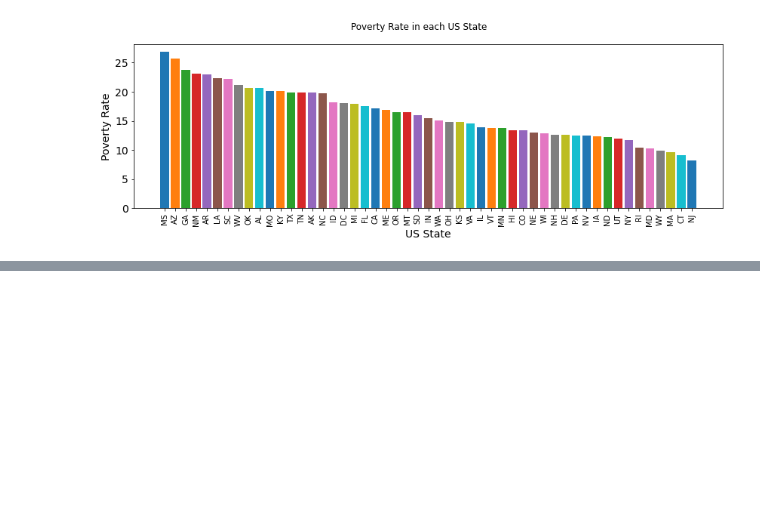
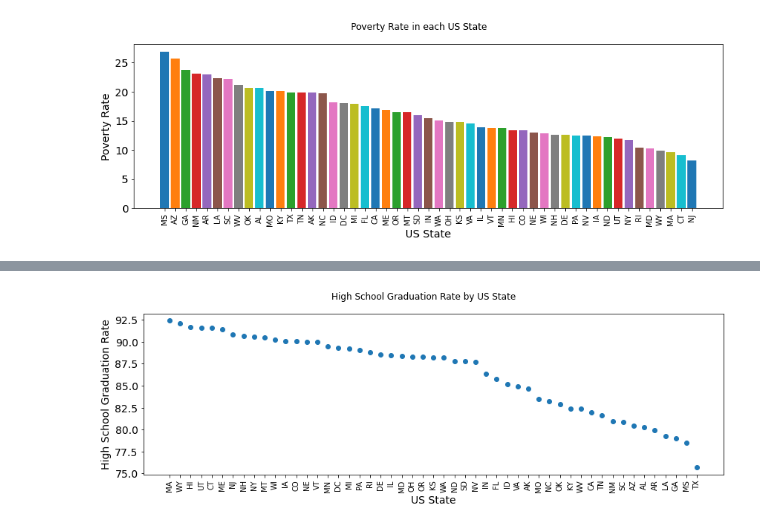
Before and after one commit to sandeep-sb/Fatal-Force-Major-Project, a Jupyter notebook: Fatal_Force.ipynb, the cells around one changed output, grey strips where cells are left out. Cells and saved outputs as stored; diff of their text form; code cells hidden in the pictures; blank space fills up the shorter version.

```diff
--- a/Fatal_Force.ipynb
+++ b/Fatal_Force.ipynb
@@ -283,0 +296,8 @@ plt.show()
+# %%
+df_pct_completed_hs.percent_completed_hs.replace('-', np.nan, regex=True, inplace=True)
+df_pct_completed_hs.percent_completed_hs = df_pct_completed_hs.percent_completed_hs.astype(float)
+
+# astype() function to convert column from string/int to float, you can apply this on a specific column or on an entire DataFrame
+# %%
+graduation = df_pct_completed_hs.groupby('Geographic Area')['percent_completed_hs'].mean().sort_values(ascending=False)
+graduation
@@ -283,0 +322,13 @@ plt.show()
+# %%
+plt.figure(figsize=(14,4))
+plt.suptitle('High School Graduation Rate by US State')
+plt.ylabel('High School Graduation Rate', fontsize=14)
+plt.xlabel('US State', fontsize=14)
+
+plt.xticks(fontsize=10, rotation=90)
+plt.yticks(fontsize=14)
+plt.scatter(graduation.index, graduation)
+
+plt.show()
+# %% [output]
+[figure, added]
```
Also changed, not shown: parts of 3 cells of this notebook.
